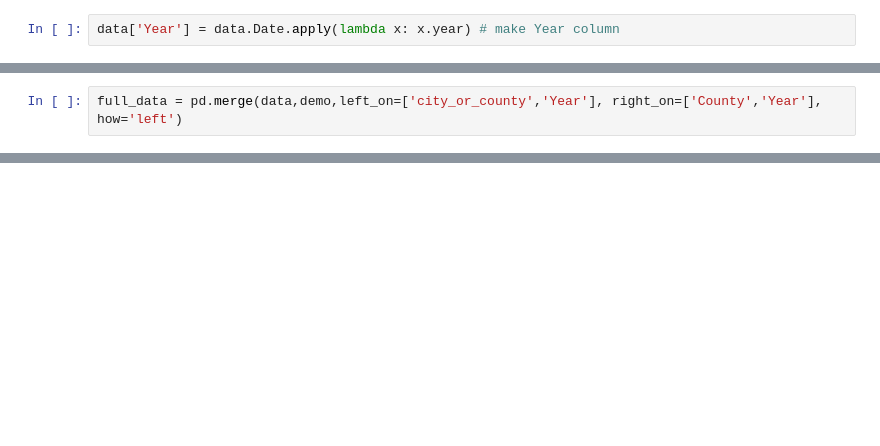
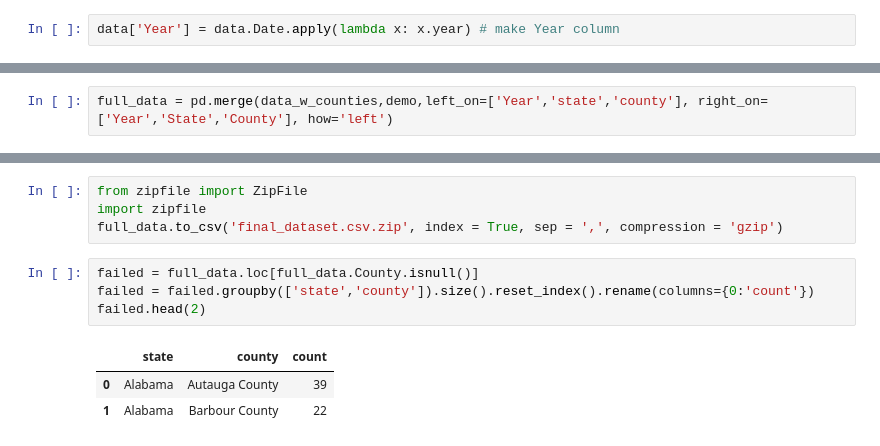
Before and after one commit to annabeck/Gun_Violence_E19, a Jupyter notebook: Main_Analysis.ipynb, the cells around one changed output, grey strips where cells are left out. Drawn from its saved outputs; the diff is of its cells as text; blank space fills up the shorter version.

```diff
--- a/Main_Analysis.ipynb
+++ b/Main_Analysis.ipynb
@@ -30,2 +142,2 @@ demo = pd.read_csv('demographics.csv')
 # %%
-full_data = pd.merge(data,demo,left_on=['city_or_county','Year'], right_on=['County','Year'], how='left')
+full_data = pd.merge(data_w_counties,demo,left_on=['Year','state','county'], right_on=['Year','State','County'], how='left')
@@ -73,0 +144,12 @@ demo
+# %%
+from zipfile import ZipFile
+import zipfile
+full_data.to_csv('final_dataset.csv.zip', index = True, sep = ',', compression = 'gzip')
+# %%
+failed = full_data.loc[full_data.County.isnull()]
+failed = failed.groupby(['state','county']).size().reset_index().rename(columns={0:'count'})
+failed.head(2)
+# %% [output]
+|  | state | county | count |
+| 0 | Alabama | Autauga County | 39 |
+| 1 | Alabama | Barbour County | 22 |
```
Also changed, not shown: parts of 19 cells of this notebook, 5 other files.
